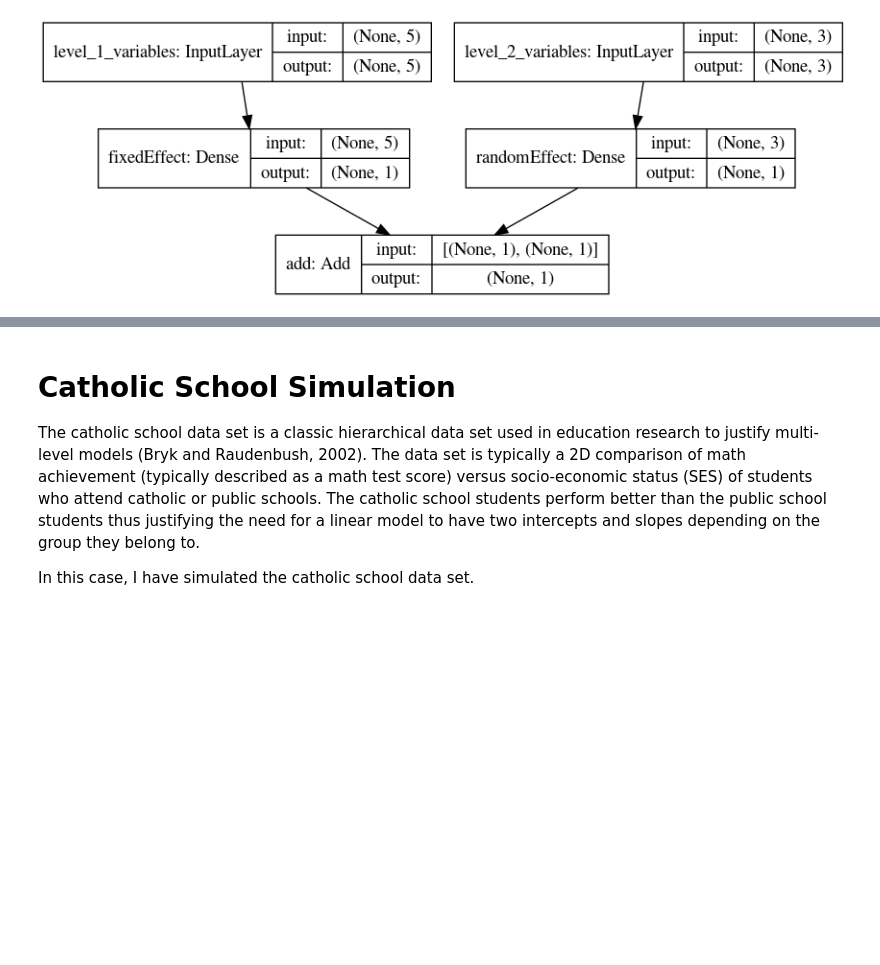
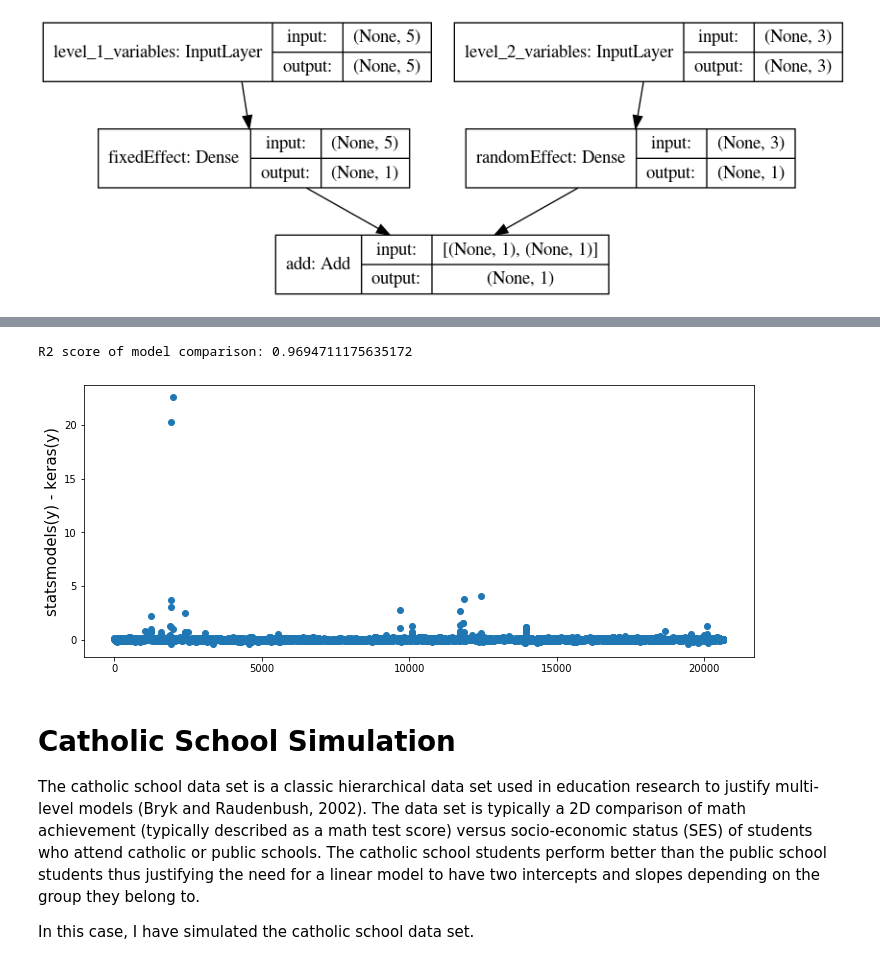
Before and after one commit to mnky9800n/data-analysis-tools, a Jupyter notebook: ipython-notebooks/Making_multilevel_models_in_keras.ipynb, the cells around one changed output, grey strips where cells are left out. Saved outputs shown, nothing was run; the diff lists cells and outputs as text; code cells hidden in the pictures; blank space fills up the shorter version.

```diff
--- a/ipython-notebooks/Making_multilevel_models_in_keras.ipynb
+++ b/ipython-notebooks/Making_multilevel_models_in_keras.ipynb
@@ -322,3 +322,11 @@ ax.legend(fontsize=15, title='Median Income')
+# %%
+fig, ax = plt.subplots(figsize=(12, 5))
+ax.plot(ypred - Ypredict.flatten(), marker='o', linewidth=0)
+ax.set_ylabel('statsmodels(y) - keras(y)', fontsize=15)
+print('R2 score of model comparison:', r2_score(ypred, Ypredict))
+# %% [output]
+R2 score of model comparison: 0.9694711175635172
+[figure, added]
 # %% [markdown]
 # Catholic School Simulation
 
```
Also changed, not shown: parts of 16 cells of this notebook, 5 other files.
